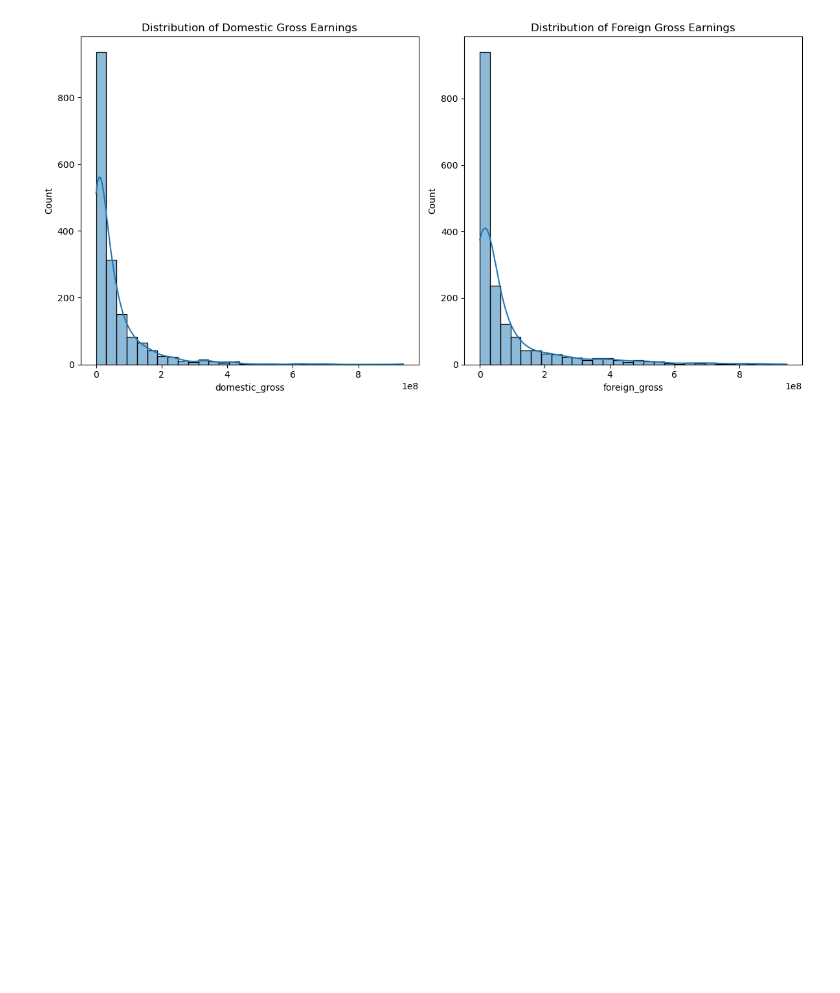
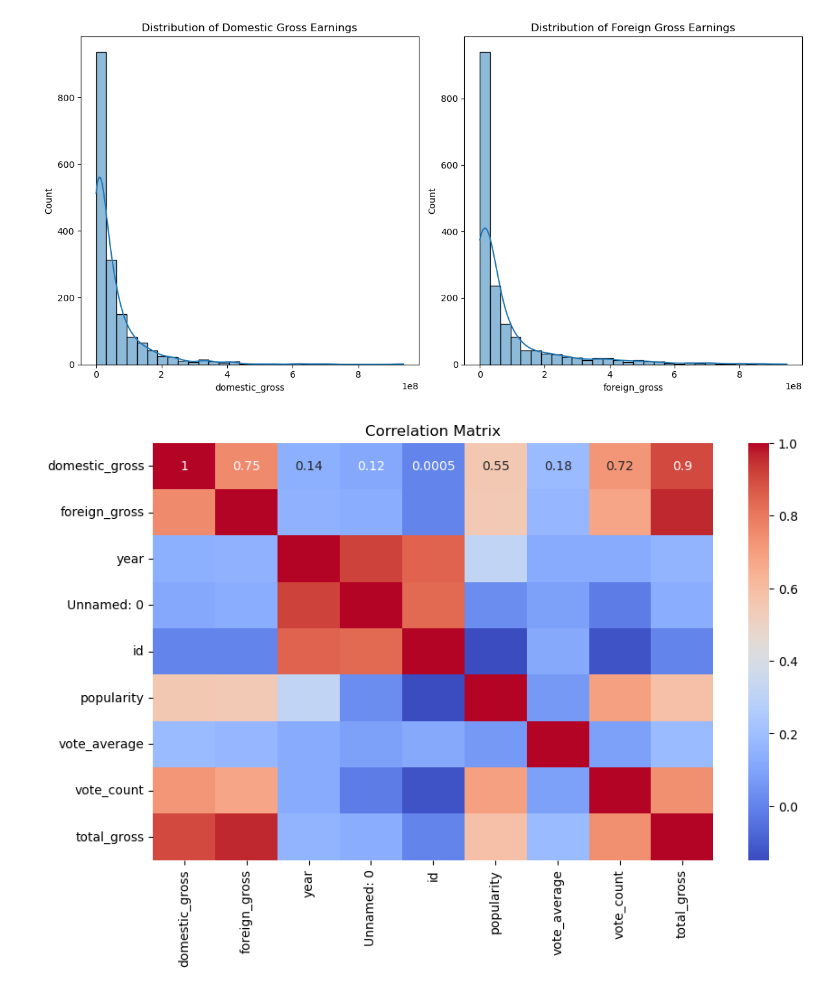
Before and after one commit to DavidGathimbaM/Movie_Analysis, a Jupyter notebook: final.ipynb, the cells around one changed output. Cells and saved outputs as stored; diff of their text form; code cells hidden in the pictures; blank space fills up the shorter version.

Commit message:
created a visualization for correlation analysis

```diff
--- a/final.ipynb
+++ b/final.ipynb
@@ -221,3 +221,17 @@ plt.tight_layout()
 plt.show()
 # %% [output]
 [figure]
+# %%
+# Select only numeric columns for correlation analysis
+numeric_columns = df3.select_dtypes(include=[float, int])
+
+# Correlation analysis
+correlation_matrix = numeric_columns.corr()
+# %%
+# Heatmap of the correlation matrix
+plt.figure(figsize=(10, 6))
+sns.heatmap(correlation_matrix, annot=True, cmap='coolwarm')
+plt.title('Correlation Matrix')
+plt.show()
+# %% [output]
+[figure, added]
```
